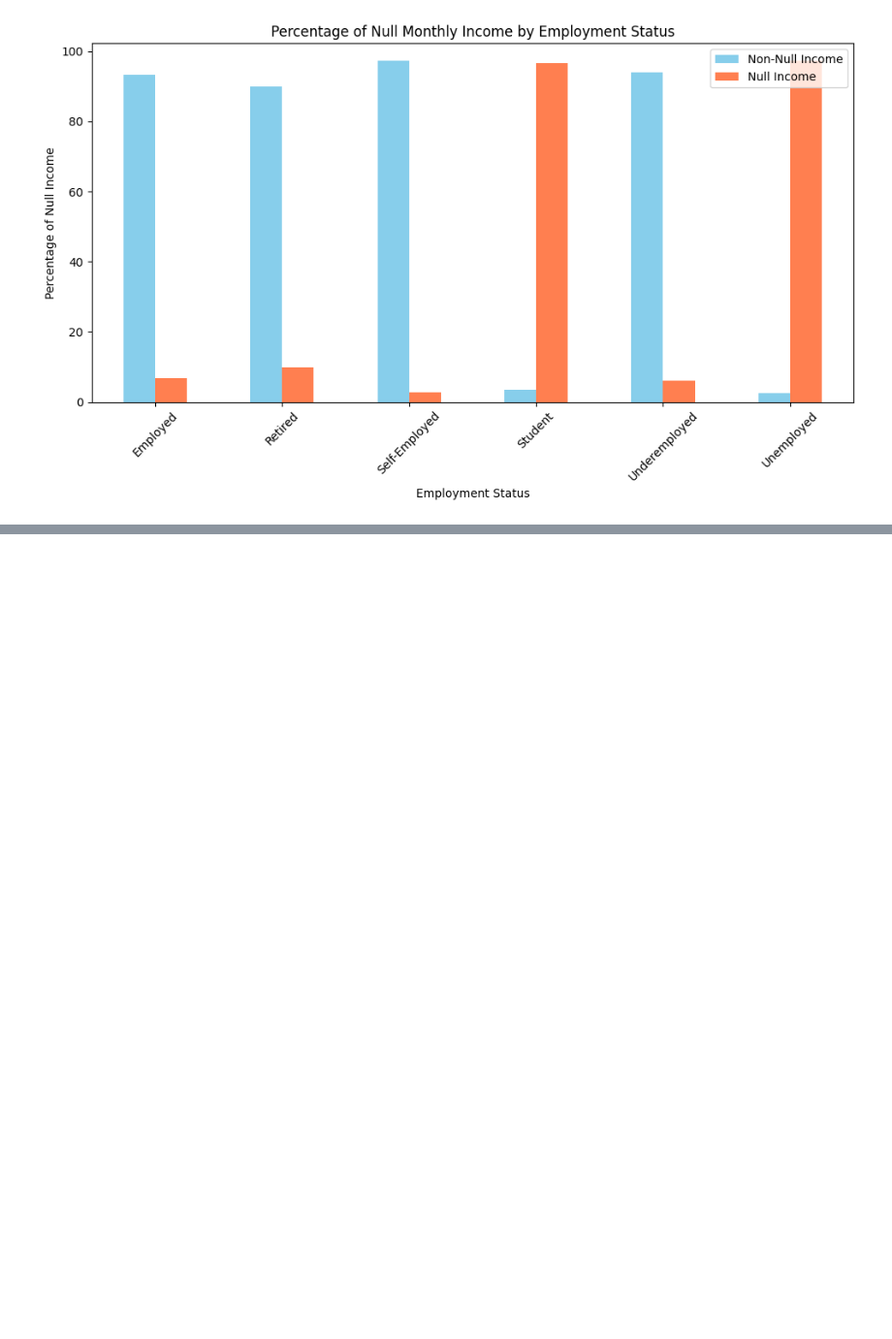
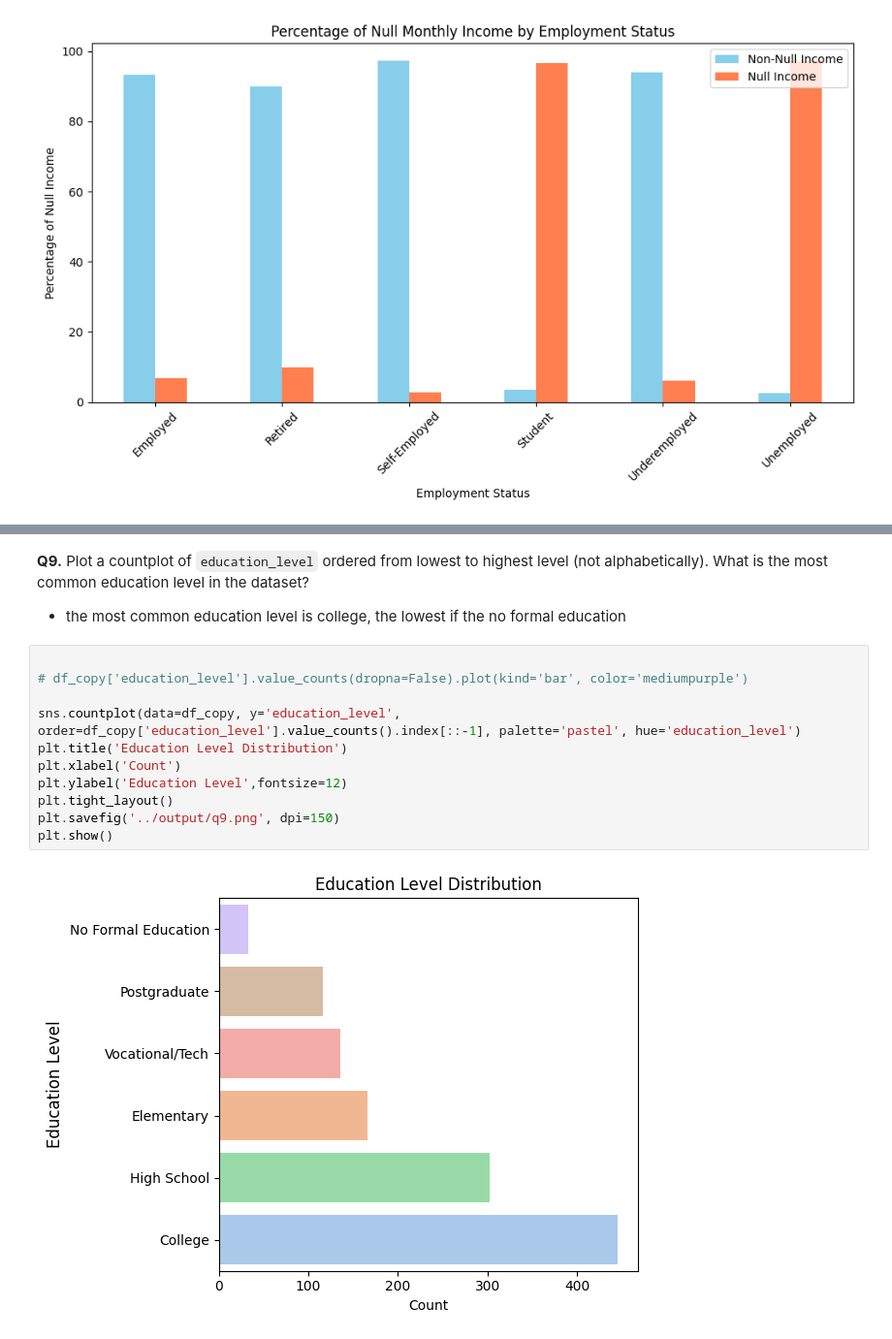
Before and after one commit to Wewds1/EDA, a Jupyter notebook: Ph_survey/notebooks/main.ipynb, the cells around one changed output, grey strips where cells are left out. Shown at 97% size. Drawn from its saved outputs; the diff is of its cells as text; blank space fills up the shorter version.

```diff
--- a/Ph_survey/notebooks/main.ipynb
+++ b/Ph_survey/notebooks/main.ipynb
@@ -175,0 +261,17 @@ Name: count, dtype: int64
+# %% [markdown]
+**Q9.** Plot a countplot of `education_level` ordered from lowest to highest level (not alphabetically). What is the most common education level in the dataset?
+
+- the most common education level is college, the lowest if the no formal education
+# %%
+
+# df_copy['education_level'].value_counts(dropna=False).plot(kind='bar', color='mediumpurple')
+
+sns.countplot(data=df_copy, y='education_level', order=df_copy['education_level'].value_counts().index[::-1], palette='pastel', hue='education_level')
+plt.title('Education Level Distribution')
+plt.xlabel('Count')
+plt.ylabel('Education Level',fontsize=12)
+plt.tight_layout()
+plt.savefig('../output/q9.png', dpi=150)
+plt.show()
+# %% [output]
+[figure, added]
```
Also changed, not shown: parts of 8 cells of this notebook, 5 other files.
